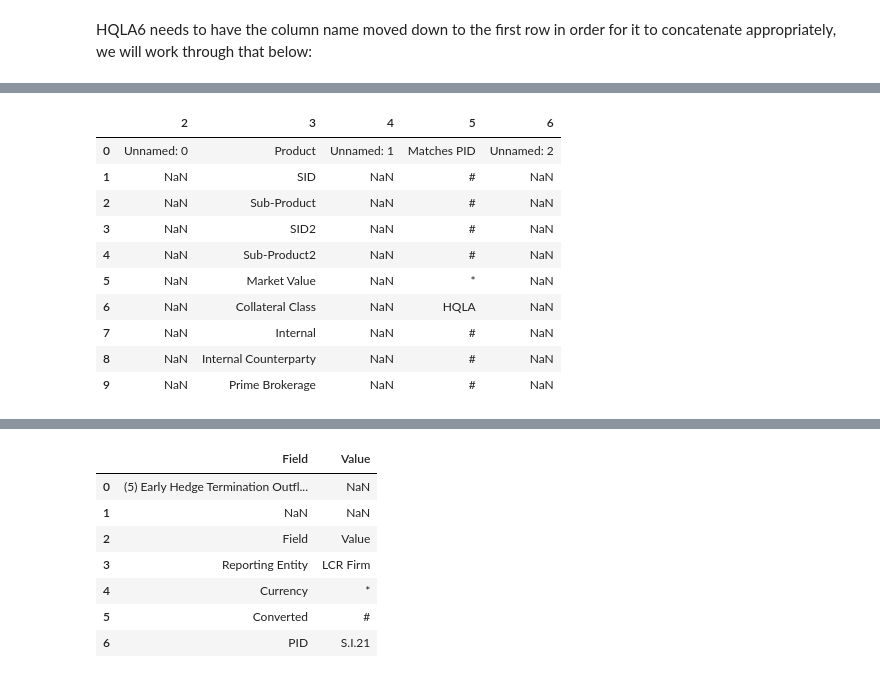
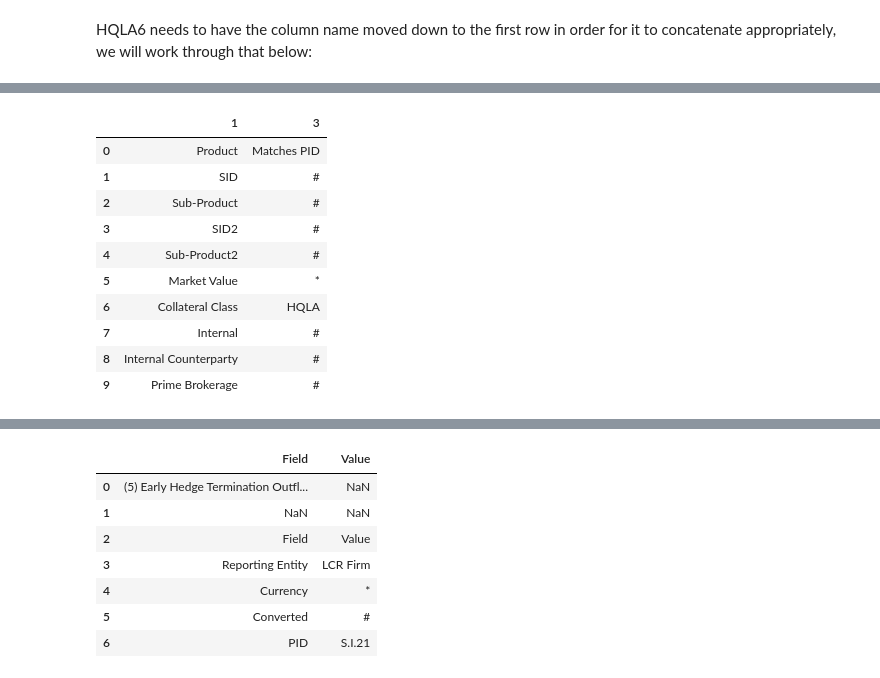
Before and after one commit to cathykiriakos/Data-Science-Practicum-1-2052a-Rules-Web-Scraping-, a Jupyter notebook: MSDS 692 X40 Data Science Practicum_Web Scraping 2052a Rules .ipynb, the cells around one changed output, grey strips where cells are left out. Drawn from its saved outputs; the diff is of its cells as text; code cells hidden in the pictures.

```diff
--- a/MSDS 692 X40 Data Science Practicum_Web Scraping 2052a Rules .ipynb
+++ b/MSDS 692 X40 Data Science Practicum_Web Scraping 2052a Rules .ipynb
@@ -534,16 +530,16 @@ HQLA6
 # %%
-HQLA6 = HQLA6.T.reset_index().T.reset_index(drop = True)# subsetting only columns 2-6
-HQLA6 =HQLA6.iloc[:,[2,3,4,5,6]]
+HQLA6 = HQLA6.T.reset_index().T.reset_index(drop = True)# subsetting only columns 2-4
+HQLA6 = HQLA6.iloc[:,[1,3]]
 HQLA6
 # %% [output]
-|  | 2 | 3 | 4 | 5 | 6 |
-| 0 | Unnamed: 0 | Product | Unnamed: 1 | Matches PID | Unnamed: 2 |
-| 1 | NaN | SID | NaN | # | NaN |
-| 2 | NaN | Sub‐Product | NaN | # | NaN |
-| 3 | NaN | SID2 | NaN | # | NaN |
-| 4 | NaN | Sub‐Product2 | NaN | # | NaN |
-| 5 | NaN | Market Value | NaN | * | NaN |
-| 6 | NaN | Collateral Class | NaN | HQLA | NaN |
-| 7 | NaN | Internal | NaN | # | NaN |
-| 8 | NaN | Internal Counterparty | NaN | # | NaN |
-| 9 | NaN | Prime Brokerage | NaN | # | NaN |
+|  | 1 | 3 |
+| 0 | Product | Matches PID |
+| 1 | SID | # |
+| 2 | Sub‐Product | # |
+| 3 | SID2 | # |
+| 4 | Sub‐Product2 | # |
+| 5 | Market Value | * |
+| 6 | Collateral Class | HQLA |
+| 7 | Internal | # |
+| 8 | Internal Counterparty | # |
+| 9 | Prime Brokerage | # |
```
Also changed, not shown: parts of 176 cells of this notebook.
